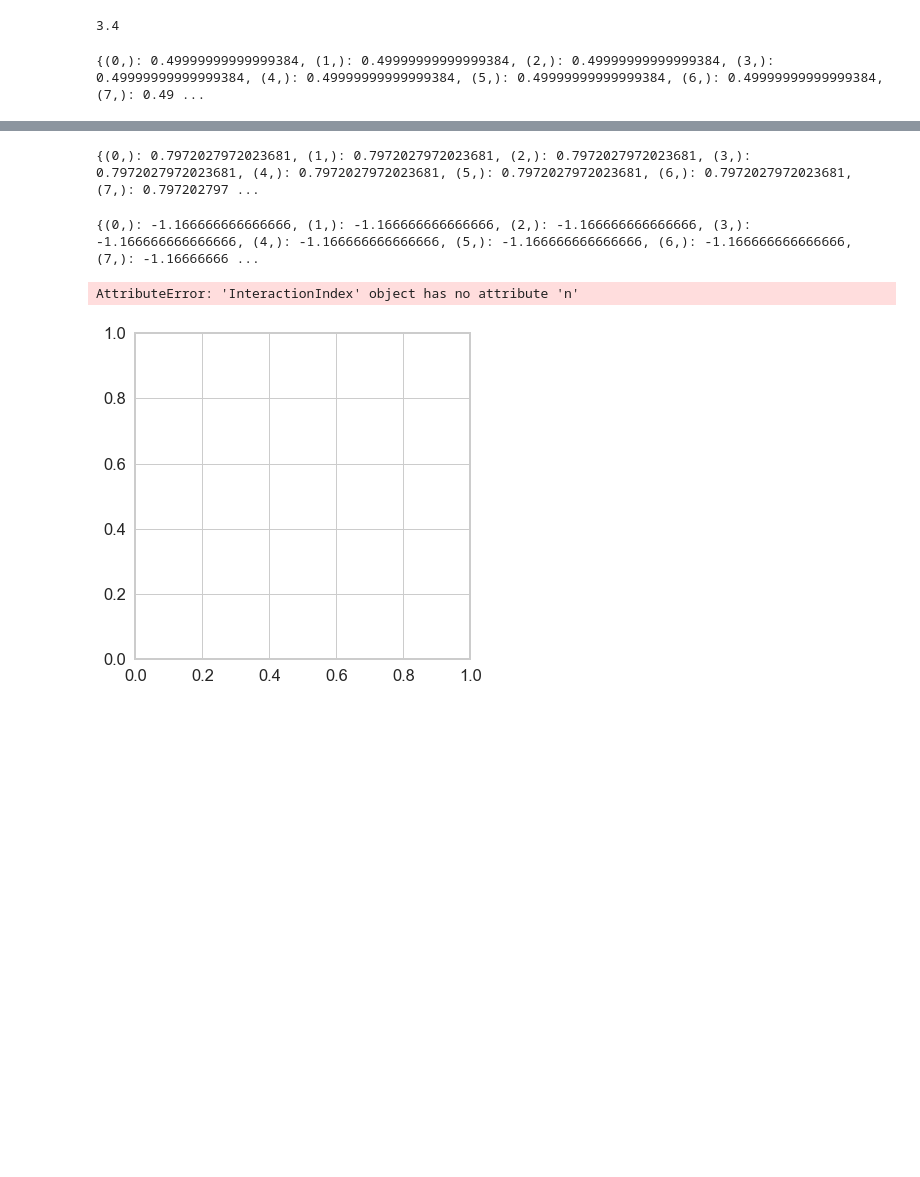
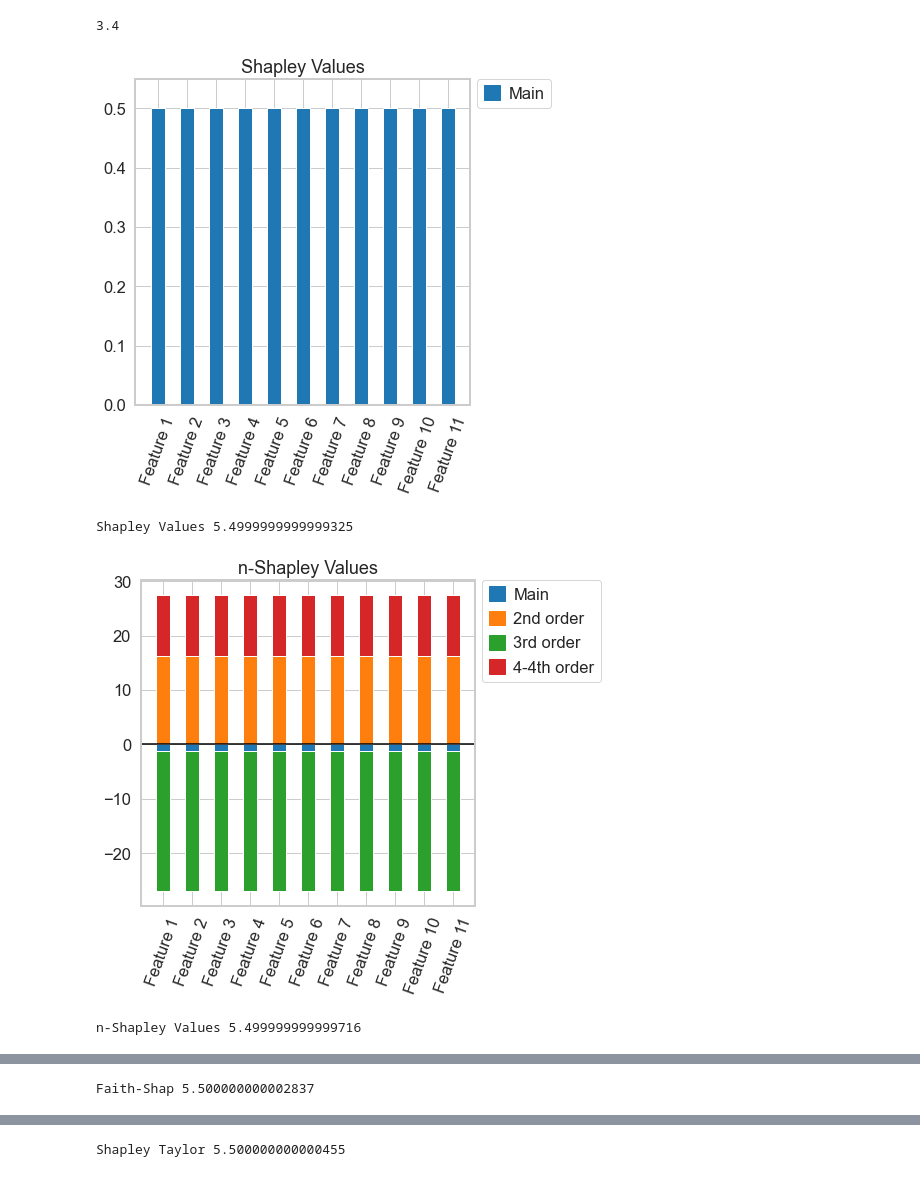
Before and after one commit to tml-tuebingen/nshap, a Jupyter notebook: notebooks/Example2.ipynb, the cells around one changed output, grey strips where cells are left out. Saved outputs shown, nothing was run; the diff lists cells and outputs as text; code cells hidden in the pictures; blank space fills up the shorter version.

```diff
--- a/notebooks/Example2.ipynb
+++ b/notebooks/Example2.ipynb
@@ -33,8 +33,18 @@ def v_func(x, S):
 v_func(None, [1,2,3,4])
 # %% [output]
 3.4
-# %%
-import numpy as np
-nshap.shapley_values(np.zeros((1,11)), v_func)
-# %% [output]
-{(0,): 0.49999999999999384, (1,): 0.49999999999999384, (2,): 0.49999999999999384, (3,): 0.49999999999999384, (4,): 0.49999999999999384, (5,): 0.49999999999999384, (6,): 0.49999999999999384, (7,): 0.49 ...
+# %%
+import numpy as np
+shapley = nshap.shapley_values(np.zeros((1,11)), v_func)
+n_shapley = nshap.n_shapley_values(np.zeros((1,11)), v_func, 4)
+faith_shap = nshap.faith_shap(np.zeros((1,11)), v_func, 4)
+shapley_taylor = nshap.shapley_taylor(np.zeros((1,11)), v_func, 4)
+
+for v in [shapley, n_shapley, faith_shap, shapley_taylor]:
+    v.plot()
+    print(v.name, v.sum())
+# %% [output]
+[figure, added]
+Shapley Values 5.4999999999999325
+[figure, added]
+n-Shapley Values 5.499999999999716
@@ -40,0 +52 @@ nshap.shapley_values(np.zeros((1,11)), v_func)
+Faith-Shap 5.500000000002837
@@ -41,20 +54,6 @@ nshap.shapley_values(np.zeros((1,11)), v_func)
+Shapley Taylor 5.500000000000455
 # %%
 interaction_shapley = nshap.delta_S(np.zeros((1,11)), v_func, 2)
 for k,v in interaction_shapley[0].items():
     if np.abs(v) > 1e-8:
         print(k, v)
-# %%
-faith_shap = nshap.faith_shap(np.zeros((1,11)), v_func, 3)
-faith_shap
-# %% [output]
-{(0,): 0.7972027972023681, (1,): 0.7972027972023681, (2,): 0.7972027972023681, (3,): 0.7972027972023681, (4,): 0.7972027972023681, (5,): 0.7972027972023681, (6,): 0.7972027972023681, (7,): 0.797202797 ...
-# %%
-n_shapley = nshap.n_shapley_values(np.zeros((1,11)), v_func, 3)
-n_shapley
-# %% [output]
-{(0,): -1.166666666666666, (1,): -1.166666666666666, (2,): -1.166666666666666, (3,): -1.166666666666666, (4,): -1.166666666666666, (5,): -1.166666666666666, (6,): -1.166666666666666, (7,): -1.16666666 ...
-# %%
-faith_shap.plot()
-# %% [output]
-AttributeError: 'InteractionIndex' object has no attribute 'n'
-[figure, removed]
```
Also changed, not shown: parts of 1 cell of this notebook, 7 other files.
